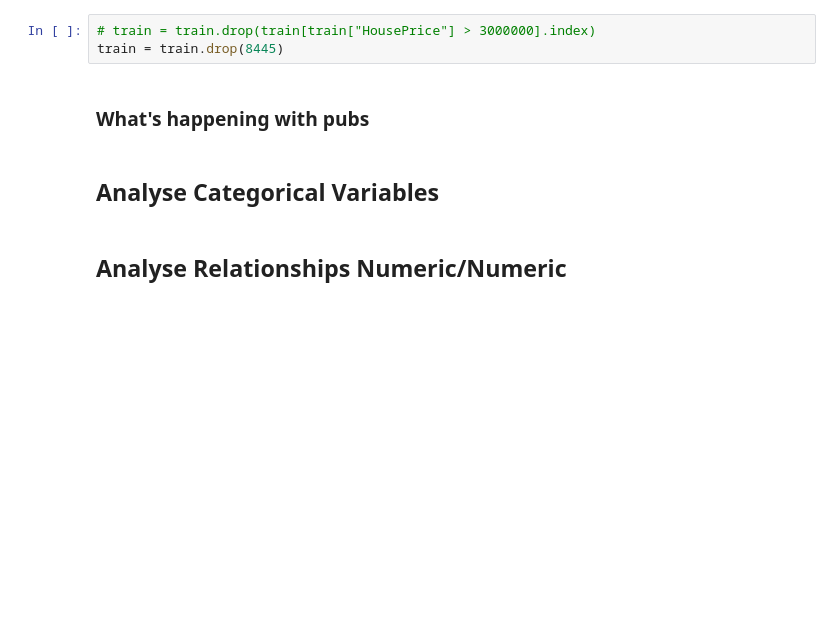
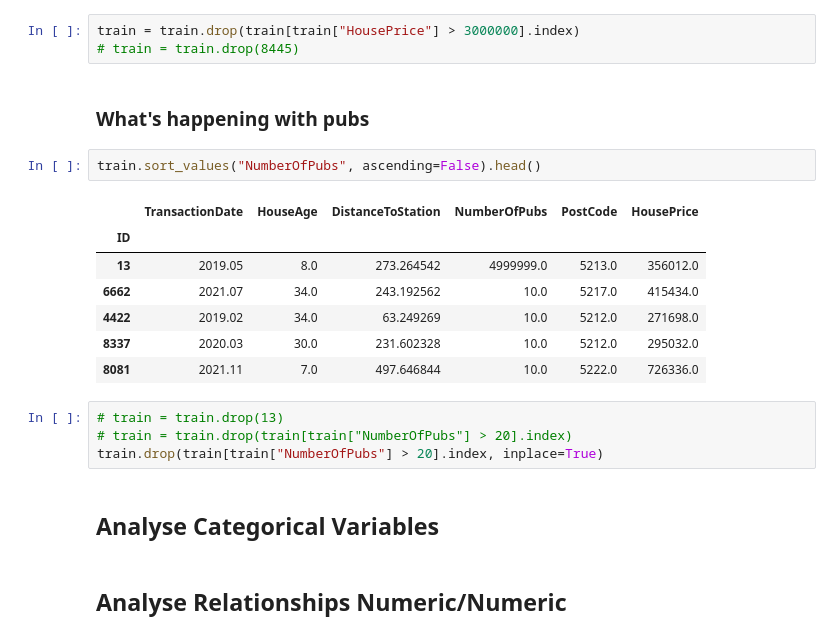
Before and after one commit to hypergalois/HousePricePredictionAPI, a Jupyter notebook: Regression.ipynb, the cells around one changed output. Saved outputs shown, nothing was run; the diff lists cells and outputs as text; blank space fills up the shorter version.

```diff
--- a/Regression.ipynb
+++ b/Regression.ipynb
@@ -194,10 +194,24 @@ train.sort_values("HousePrice", ascending=False).head()
 | 149 | 2020.09 | 9.0 | 228.930655 | 1.0 | 5222.0 | 1374277.0 |
 | 9238 | 2019.11 | 10.0 | 169.424413 | 1.0 | 5222.0 | 1205920.0 |
 # %%
-# train = train.drop(train[train["HousePrice"] > 3000000].index)
-train = train.drop(8445)
+train = train.drop(train[train["HousePrice"] > 3000000].index)
+# train = train.drop(8445)
 # %% [markdown]
 ### What's happening with pubs
+# %%
+train.sort_values("NumberOfPubs", ascending=False).head()
+# %% [output]
+|  | TransactionDate | HouseAge | DistanceToStation | NumberOfPubs | PostCode | HousePrice |
+| ID |  |  |  |  |  |  |
+| 13 | 2019.05 | 8.0 | 273.264542 | 4999999.0 | 5213.0 | 356012.0 |
+| 6662 | 2021.07 | 34.0 | 243.192562 | 10.0 | 5217.0 | 415434.0 |
+| 4422 | 2019.02 | 34.0 | 63.249269 | 10.0 | 5212.0 | 271698.0 |
+| 8337 | 2020.03 | 30.0 | 231.602328 | 10.0 | 5212.0 | 295032.0 |
+| 8081 | 2021.11 | 7.0 | 497.646844 | 10.0 | 5222.0 | 726336.0 |
+# %%
+# train = train.drop(13)
+# train = train.drop(train[train["NumberOfPubs"] > 20].index)
+train.drop(train[train["NumberOfPubs"] > 20].index, inplace=True)
 # %% [markdown]
 ## Analyse Categorical Variables
 # %% [markdown]
```
